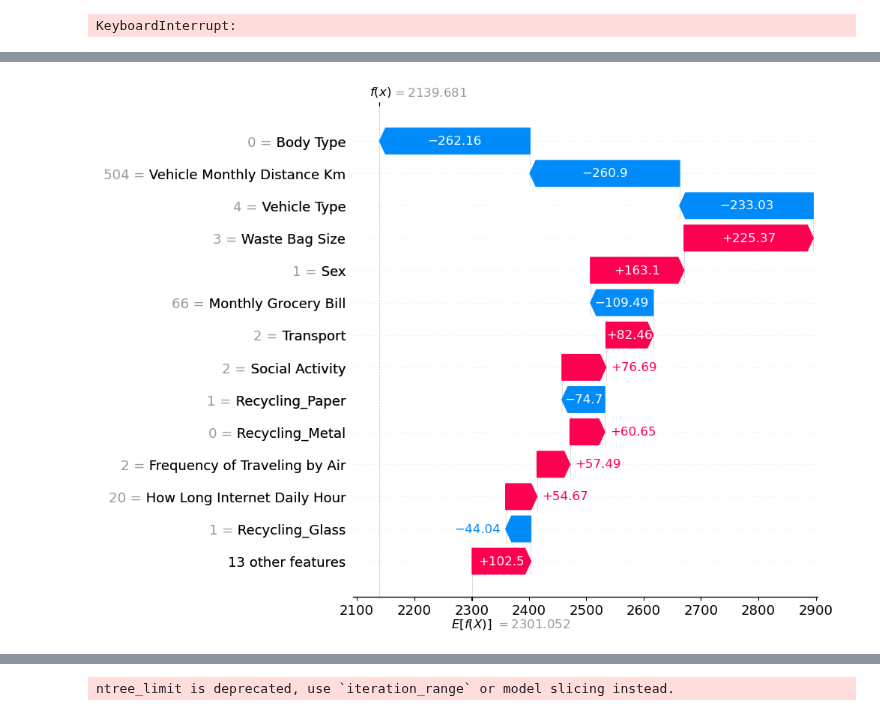
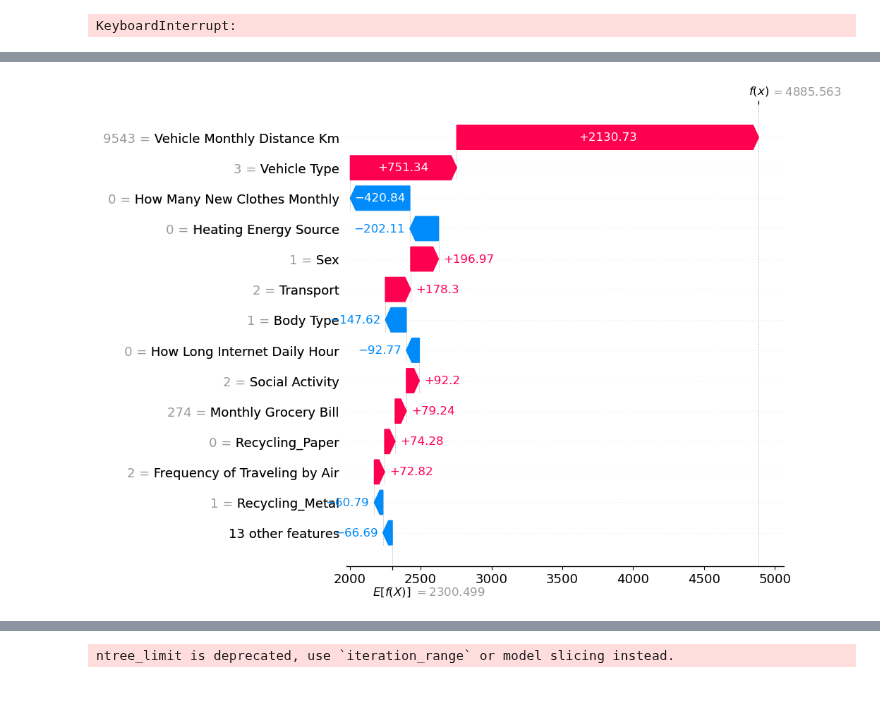
Before and after one commit to kayvinsoo7/HAALSI_work, a Jupyter notebook: mdscan-master/carbon/carbon_emissions.ipynb, the cells around one changed output, grey strips where cells are left out. Saved outputs shown, nothing was run; the diff lists cells and outputs as text; code cells hidden in the pictures.

```diff
--- a/mdscan-master/carbon/carbon_emissions.ipynb
+++ b/mdscan-master/carbon/carbon_emissions.ipynb
@@ -901,4 +926,4 @@ No data for colormapping provided via 'c'. Parameters 'vmin', 'vmax' will be ign
 # %%
-shap.plots.waterfall(shap_values[2], max_display=14)
+shap.plots.waterfall(shap_values[5], max_display=14)
 # %% [output]
-[figure, old version]
+[figure, new version]
```
Also changed, not shown: parts of 21 cells of this notebook, 2 other files.
